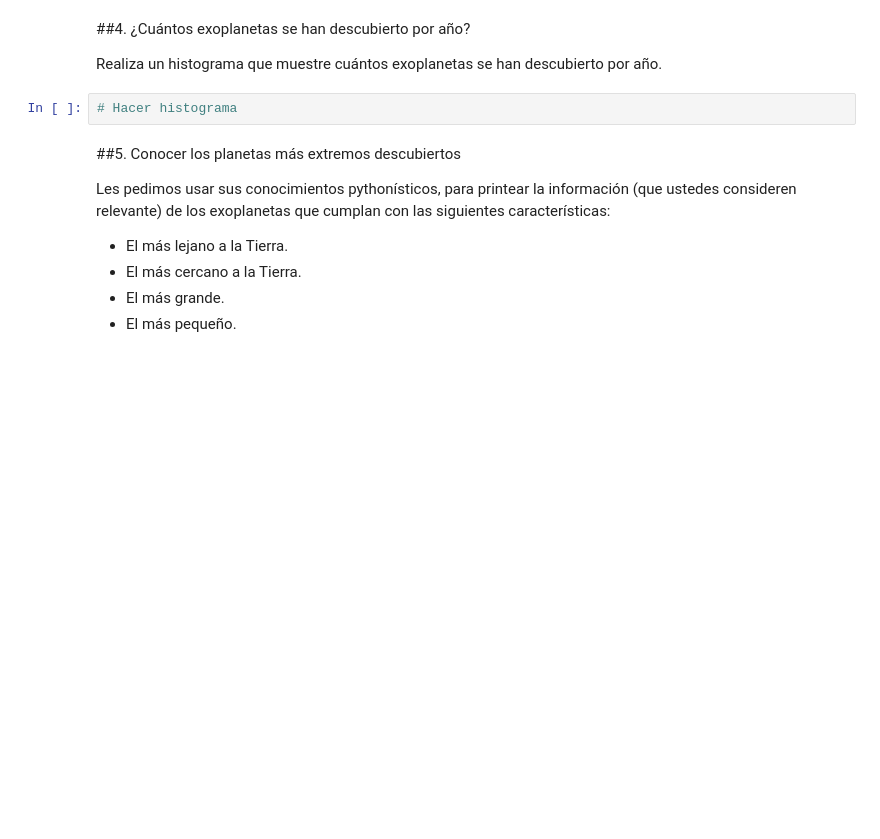
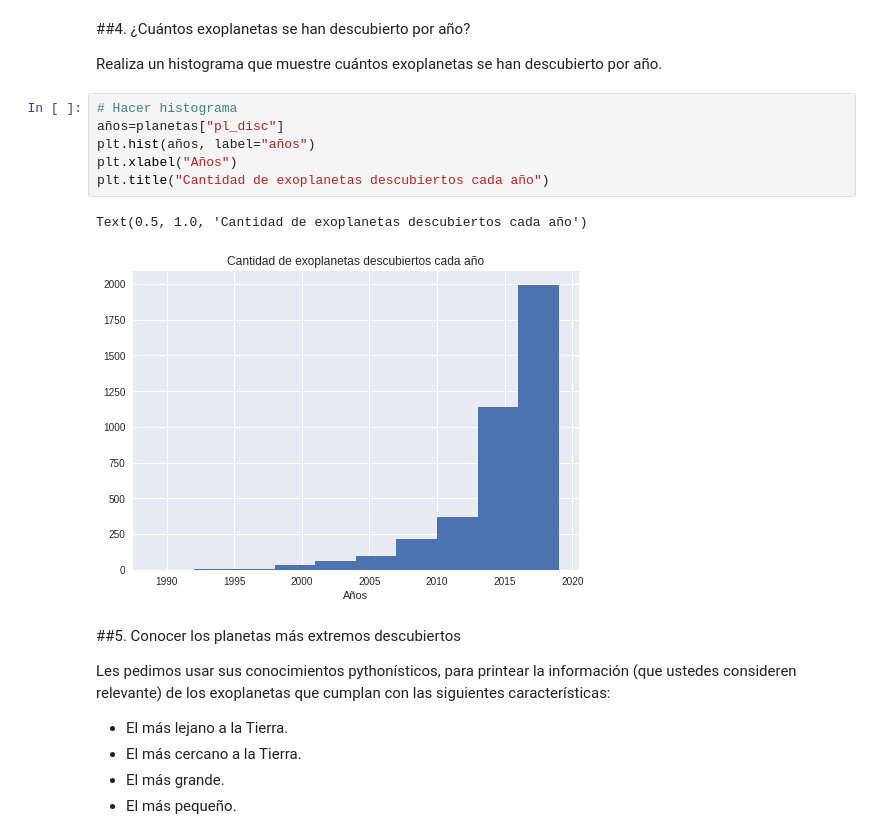
Before and after one commit to CristianAstroMaster/minitarea3, a Jupyter notebook: minitarea3.ipynb, the cells around one changed output. Cells and saved outputs as stored; diff of their text form; blank space fills up the shorter version.

```diff
--- a/minitarea3.ipynb
+++ b/minitarea3.ipynb
@@ -218,8 +221,15 @@ Downloading https://raw.githubusercontent.com/astrodatos/Clase3/master/planets.c
 ##4. ¿Cuántos exoplanetas se han descubierto por año?
 
 Realiza un histograma que muestre cuántos exoplanetas se han descubierto por año.
-# %%
-# Hacer histograma
+# %%
+# Hacer histograma
+años=planetas["pl_disc"]
+plt.hist(años, label="años")
+plt.xlabel("Años")
+plt.title("Cantidad de exoplanetas descubiertos cada año")
+# %% [output]
+Text(0.5, 1.0, 'Cantidad de exoplanetas descubiertos cada año')
+[figure, added]
 # %% [markdown]
 ##5. Conocer los planetas más extremos descubiertos
 
```
Also changed, not shown: parts of 3 cells of this notebook.
